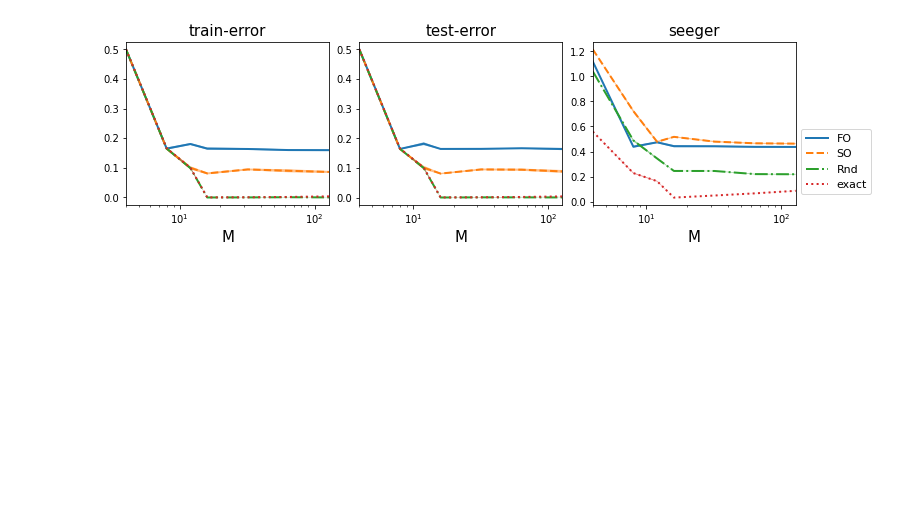
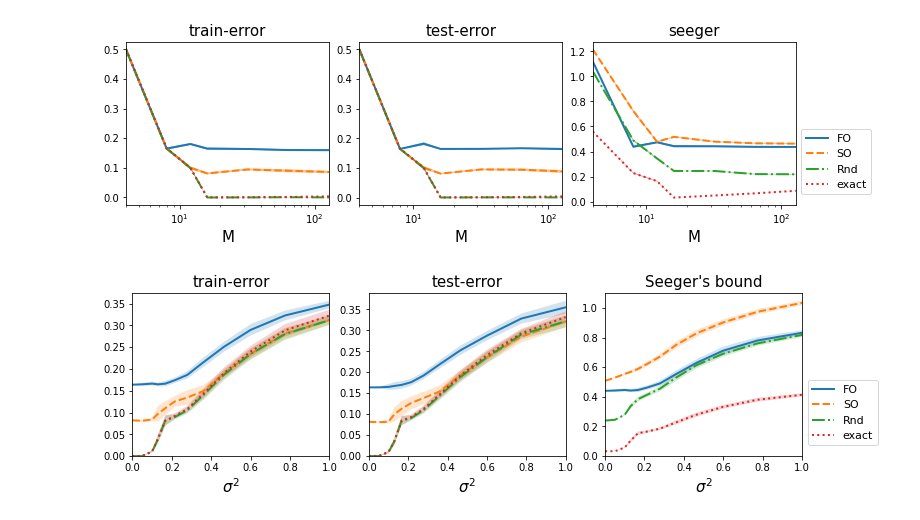
Before and after one commit to vzantedeschi/StocMV, a Jupyter notebook: notebooks/toy.ipynb, the cells around one changed output. Cells and saved outputs as stored; diff of their text form; code cells hidden in the pictures; blank space fills up the shorter version.

Commit message:
results with noise

```diff
--- a/notebooks/toy.ipynb
+++ b/notebooks/toy.ipynb
@@ -90,0 +114,26 @@ plt.savefig(f"moons-all-M.pdf", bbox_inches="tight")
+# %%
+b = "seeger"
+plt.figure(figsize=(12,3))
+
+for j, e in enumerate(["train-error", "test-error", b]):
+    ax = plt.subplot(131 + j)
+    for met, s in zip(methods, ["-", "--", "-.", ":"]):
+
+        y = np.array([results[met][n][e][0] for n in noise])
+        err = np.array([results[met][n][e][1] for n in noise])
+        plt.plot(noise, y, label=met, linestyle=s, linewidth=2)
+        plt.fill_between(noise, y-err, y+err, alpha=0.2)
+    plt.xlim(min(noise), max(noise))
+    if e == b:
+        plt.title("Seeger's bound", fontsize=15)
+    else:
+        plt.title(e, fontsize=15)
+    plt.xlabel(r"$\sigma^2$", fontsize=15)
+#     plt.xscale("log")
+    plt.ylim(0)
+
+plt.subplots_adjust(wspace=0.2)
+plt.legend(bbox_to_anchor=(1, 0.5), fontsize=11)
+plt.savefig(f"moons-noise.pdf", bbox_inches="tight")
+# %% [output]
+[figure, added]
```
Also changed, not shown: parts of 1 cell of this notebook.
